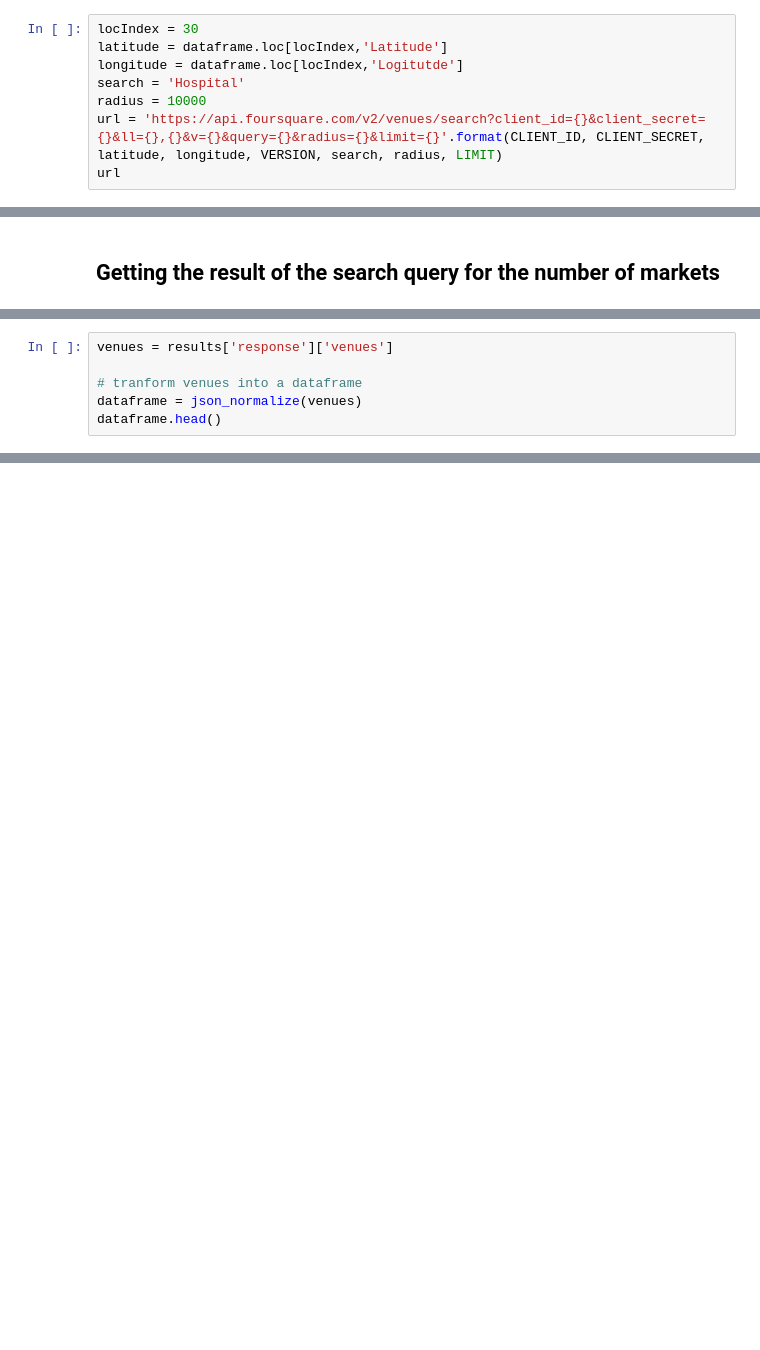
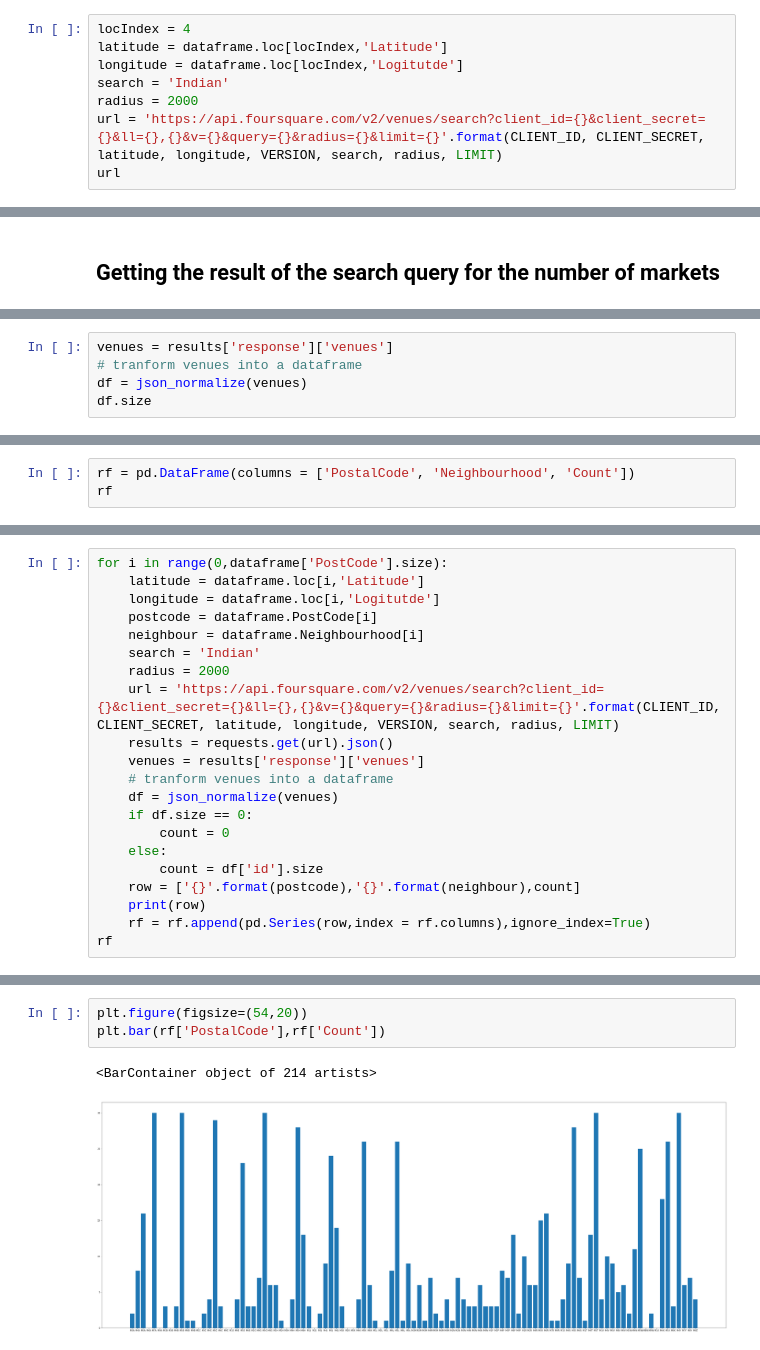
Before and after one commit to devZaidBaig/Coursera_Capstone, a Jupyter notebook: CourseraCapstone.ipynb, the cells around one changed output, grey strips where cells are left out. Drawn from its saved outputs; the diff is of its cells as text; blank space fills up the shorter version.

```diff
--- a/CourseraCapstone.ipynb
+++ b/CourseraCapstone.ipynb
@@ -241,11 +242,11 @@ CLIENT_SECRET:QCVKEKKAEKQTCX3JXVHNWZSNPYPGTDCYFGK2NHFXVKLQXOIV
 # %% [markdown]
 ### Here I'm going search for market/Restaurant  within a kilometer reach for some random point in Toronto
 # %%
-locIndex = 30
+locIndex = 4
 latitude = dataframe.loc[locIndex,'Latitude']
 longitude = dataframe.loc[locIndex,'Logitutde']
-search = 'Hospital'
-radius = 10000
+search = 'Indian'
+radius = 2000
 url = 'https://api.foursquare.com/v2/venues/search?client_id={}&client_secret={}&ll={},{}&v={}&query={}&radius={}&limit={}'.format(CLIENT_ID, CLIENT_SECRET, latitude, longitude, VERSION, search, radius, LIMIT)
 url
 # %% [output]
@@ -276,7 +265,6 @@ results
 # %%
 venues = results['response']['venues']
-
 # tranform venues into a dataframe
-dataframe = json_normalize(venues)
-dataframe.head()
+df = json_normalize(venues)
+df.size
 # %% [output]
@@ -331,0 +318,3 @@ Name: categories, dtype: int64
+# %%
+rf = pd.DataFrame(columns = ['PostalCode', 'Neighbourhood', 'Count'])
+rf
@@ -331,0 +323,21 @@ Name: categories, dtype: int64
+# %%
+for i in range(0,dataframe['PostCode'].size):
+    latitude = dataframe.loc[i,'Latitude']
+    longitude = dataframe.loc[i,'Logitutde']
+    postcode = dataframe.PostCode[i]
+    neighbour = dataframe.Neighbourhood[i]
+    search = 'Indian'
+    radius = 2000
+    url = 'https://api.foursquare.com/v2/venues/search?client_id={}&client_secret={}&ll={},{}&v={}&query={}&radius={}&limit={}'.format(CLIENT_ID, CLIENT_SECRET, latitude, longitude, VERSION, search, radius, LIMIT)
+    results = requests.get(url).json()
+    venues = results['response']['venues']
+    # tranform venues into a dataframe
+    df = json_normalize(venues)
+    if df.size == 0:
+        count = 0
+    else:
+        count = df['id'].size
+    row = ['{}'.format(postcode),'{}'.format(neighbour),count]
+    print(row)
+    rf = rf.append(pd.Series(row,index = rf.columns),ignore_index=True)
+rf
@@ -331,0 +375,6 @@ Name: categories, dtype: int64
+# %%
+plt.figure(figsize=(54,20))
+plt.bar(rf['PostalCode'],rf['Count'])
+# %% [output]
+<BarContainer object of 214 artists>
+[figure, added]
```
Also changed, not shown: parts of 29 cells of this notebook.
